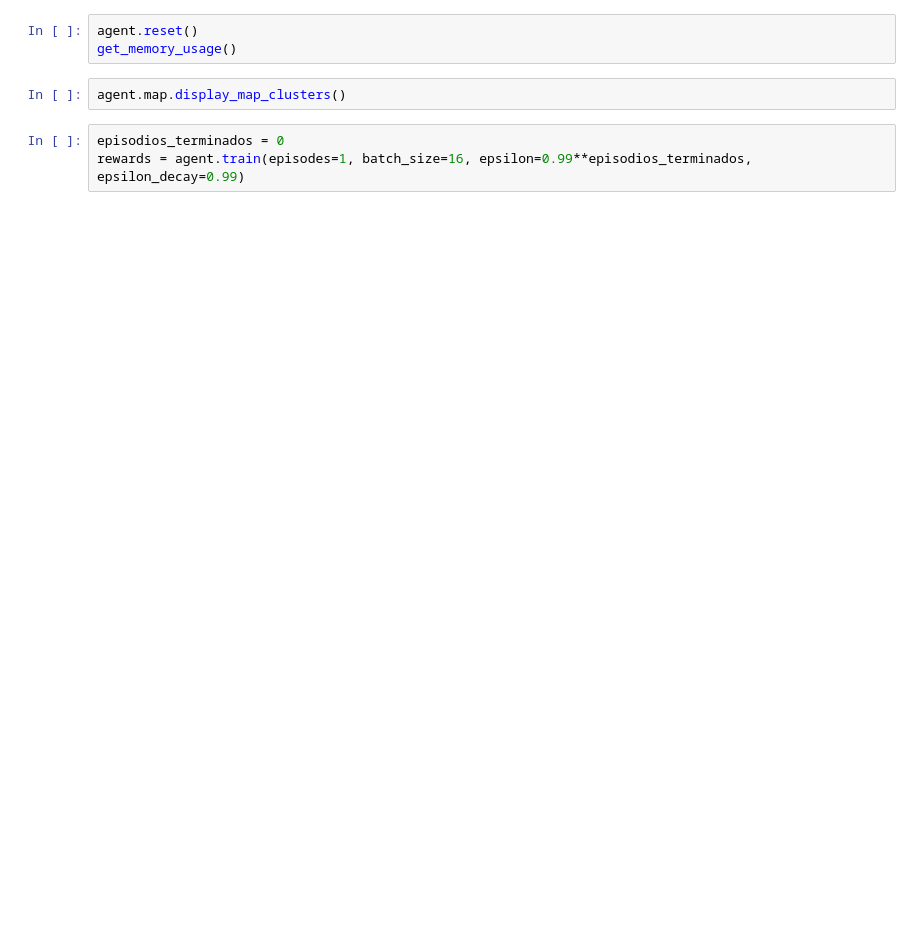
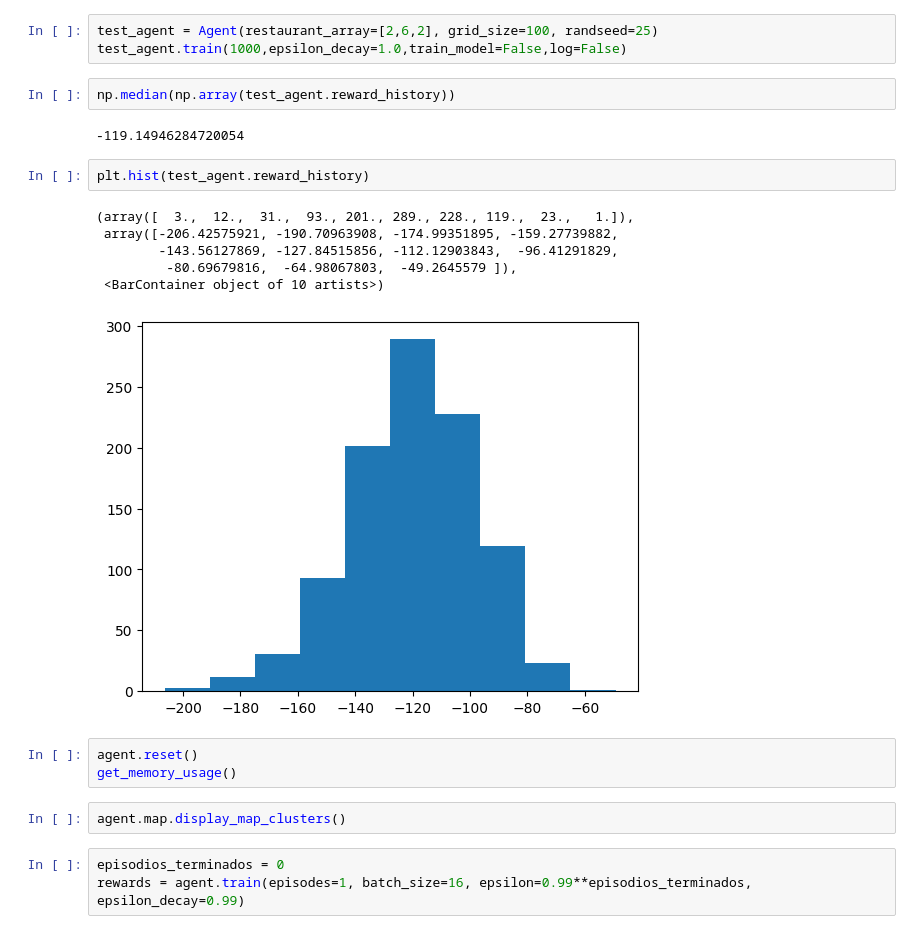
Before and after one commit to a-lost-n/cluster-mdrp, a Jupyter notebook: ddqn.ipynb, the cells around one changed output. Drawn from its saved outputs; the diff is of its cells as text; blank space fills up the shorter version.

```diff
--- a/ddqn.ipynb
+++ b/ddqn.ipynb
@@ -24,3 +29,19 @@ get_memory_usage()
+# %%
+test_agent = Agent(restaurant_array=[2,6,2], grid_size=100, randseed=25)
+test_agent.train(1000,epsilon_decay=1.0,train_model=False,log=False)
+# %%
+np.median(np.array(test_agent.reward_history))
+# %% [output]
+-119.14946284720054
+# %%
+plt.hist(test_agent.reward_history)
+# %% [output]
+(array([  3.,  12.,  31.,  93., 201., 289., 228., 119.,  23.,   1.]),
+ array([-206.42575921, -190.70963908, -174.99351895, -159.27739882,
+        -143.56127869, -127.84515856, -112.12903843,  -96.41291829,
+         -80.69679816,  -64.98067803,  -49.2645579 ]),
+ <BarContainer object of 10 artists>)
+[figure, added]
 # %%
 agent.reset()
 get_memory_usage()
```
Also changed, not shown: parts of 11 cells of this notebook, 14 other files.
